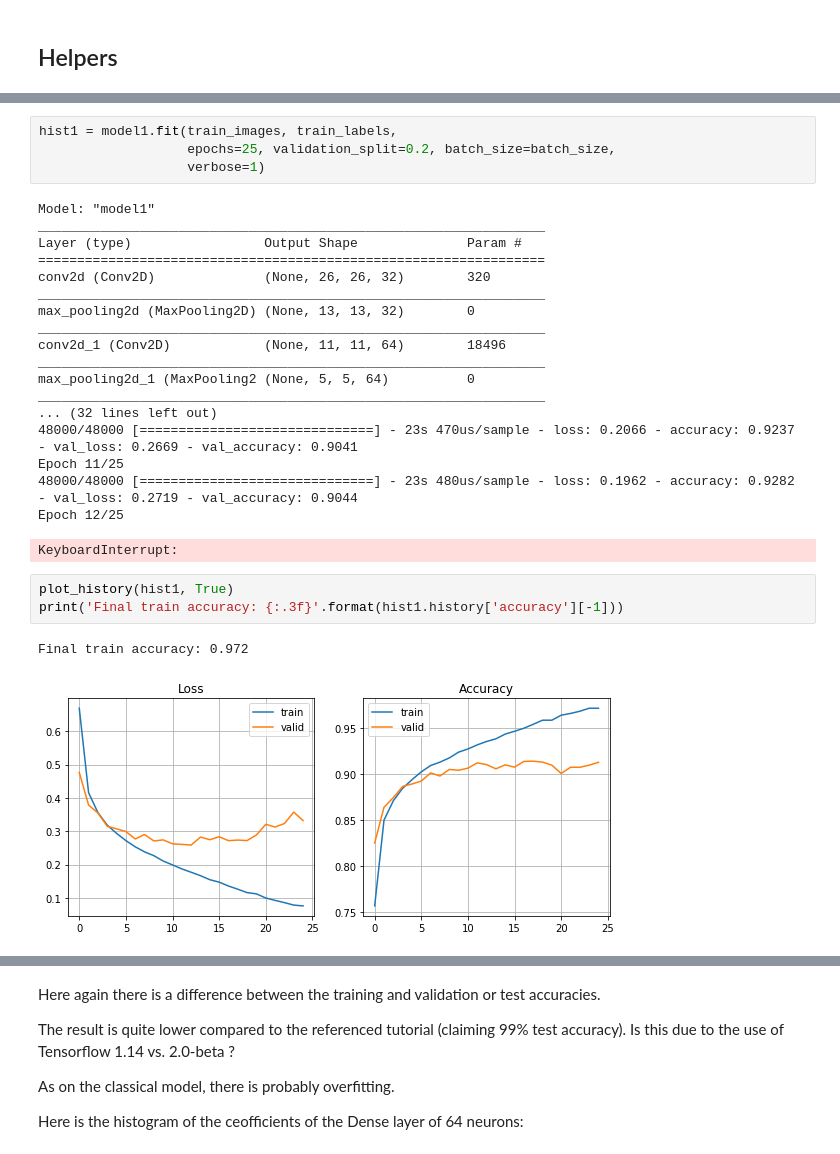
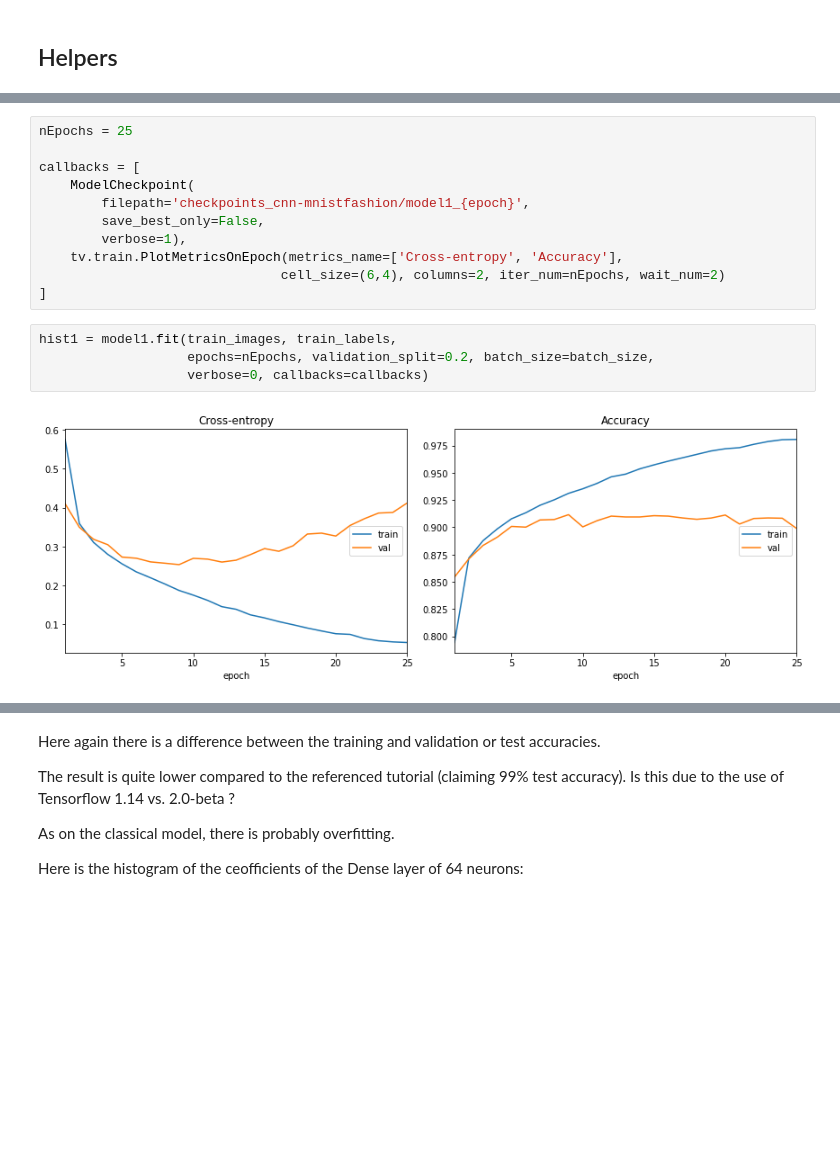
Before and after one commit to tonio73/data-science, a Jupyter notebook: cnn/CnnMnistFashion-Keras.ipynb, the cells around one changed output, grey strips where cells are left out. Cells and saved outputs as stored; diff of their text form; blank space fills up the shorter version.

```diff
--- a/cnn/CnnMnistFashion-Keras.ipynb
+++ b/cnn/CnnMnistFashion-Keras.ipynb
@@ -159,32 +175,20 @@ model1.summary()
+# %%
+nEpochs = 25
+
+callbacks = [
+    ModelCheckpoint(
+        filepath='checkpoints_cnn-mnistfashion/model1_{epoch}',
+        save_best_only=False,
+        verbose=1),
+    tv.train.PlotMetricsOnEpoch(metrics_name=['Cross-entropy', 'Accuracy'],
+                               cell_size=(6,4), columns=2, iter_num=nEpochs, wait_num=2)
+]
 # %%
 hist1 = model1.fit(train_images, train_labels,
-                   epochs=25, validation_split=0.2, batch_size=batch_size,
-                   verbose=1)
+                   epochs=nEpochs, validation_split=0.2, batch_size=batch_size,
+                   verbose=0, callbacks=callbacks)
 # %% [output]
-Model: "model1"
-_________________________________________________________________
-Layer (type)                 Output Shape              Param #
-=================================================================
-conv2d (Conv2D)              (None, 26, 26, 32)        320
-_________________________________________________________________
-max_pooling2d (MaxPooling2D) (None, 13, 13, 32)        0
-_________________________________________________________________
-conv2d_1 (Conv2D)            (None, 11, 11, 64)        18496
-_________________________________________________________________
-max_pooling2d_1 (MaxPooling2 (None, 5, 5, 64)          0
-_________________________________________________________________
-... (32 lines left out)
-48000/48000 [==============================] - 23s 470us/sample - loss: 0.2066 - accuracy: 0.9237 - val_loss: 0.2669 - val_accuracy: 0.9041
-Epoch 11/25
-48000/48000 [==============================] - 23s 480us/sample - loss: 0.1962 - accuracy: 0.9282 - val_loss: 0.2719 - val_accuracy: 0.9044
-Epoch 12/25
-KeyboardInterrupt:
+[figure, added]
-# %%
-plot_history(hist1, True)
-print('Final train accuracy: {:.3f}'.format(hist1.history['accuracy'][-1]))
-# %% [output]
-Final train accuracy: 0.972
-[figure, removed]
 # %%
 test_loss1, test_acc1 = model1.evaluate(test_images, test_labels, verbose=0)
 print('Test categorical cross-entropy: {:.3f}, accuracy: {:.3f}'.format(test_loss1, test_acc1))
```
Also changed, not shown: parts of 50 cells of this notebook, 16 other files.
